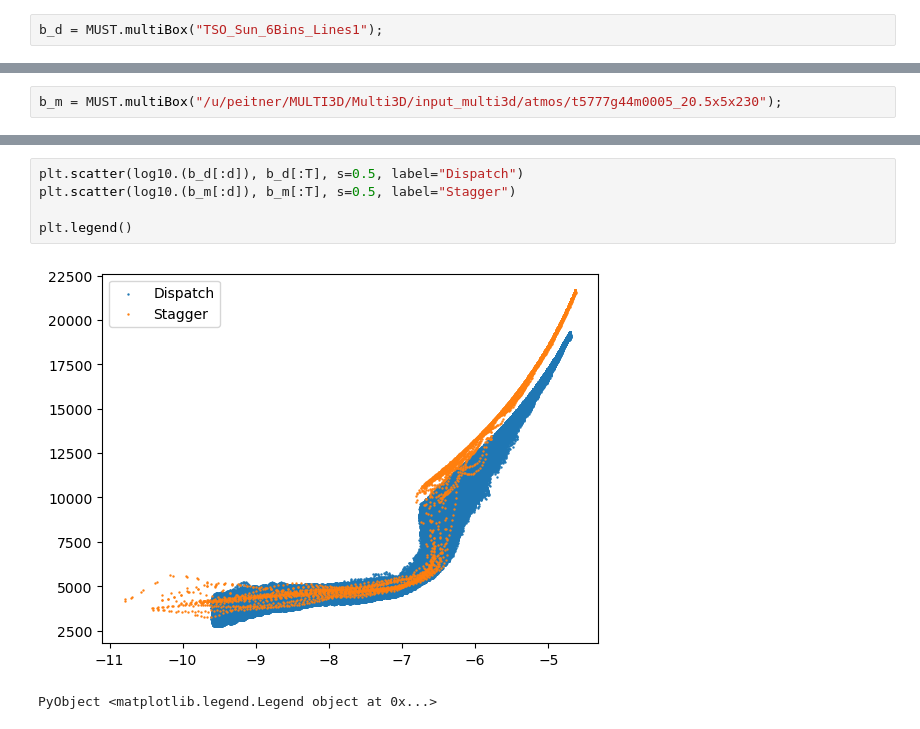
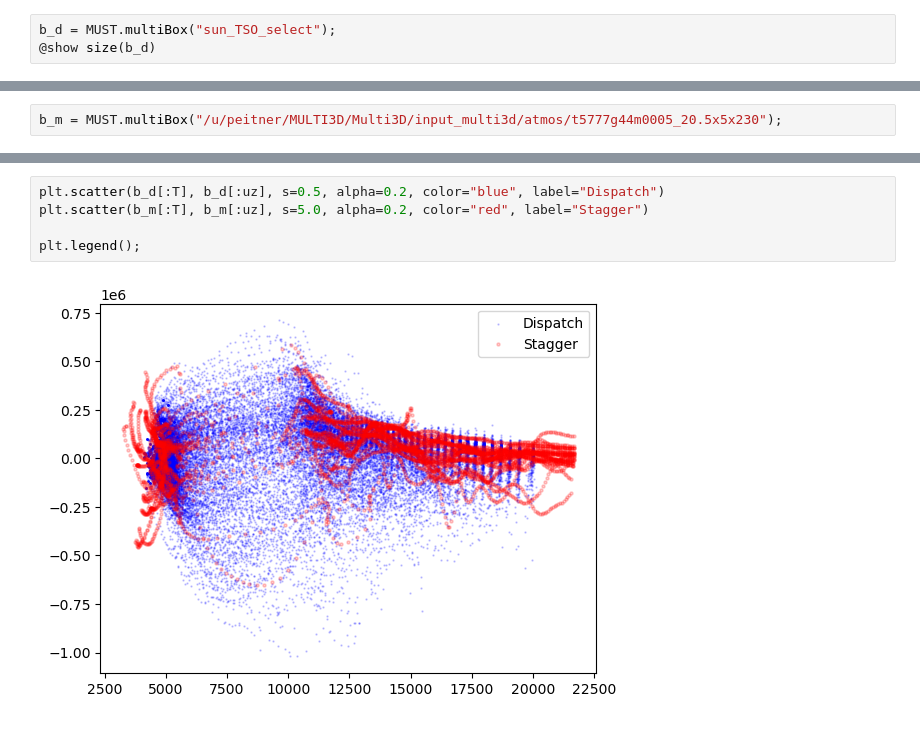
Before and after one commit to pe1995/MUST.jl, a Jupyter notebook: examples/dispatch2multi/box2multi.ipynb, the cells around one changed output, grey strips where cells are left out. Cells and saved outputs as stored; diff of their text form.

```diff
--- a/examples/dispatch2multi/box2multi.ipynb
+++ b/examples/dispatch2multi/box2multi.ipynb
@@ -18,2 +23,3 @@ MUST.multiBox(m, eos, "TSO_Sun_6Bins_Lines1", downsample_xy=1)
 # %%
-b_d = MUST.multiBox("TSO_Sun_6Bins_Lines1");
+b_d = MUST.multiBox("sun_TSO_select");
+@show size(b_d)
@@ -22,8 +58,7 @@ b_m = MUST.multiBox("/u/peitner/MULTI3D/Multi3D/input_multi3d/atmos/t5777g44m000
 # %%
-plt.scatter(log10.(b_d[:d]), b_d[:T], s=0.5, label="Dispatch")
-plt.scatter(log10.(b_m[:d]), b_m[:T], s=0.5, label="Stagger")
+plt.scatter(b_d[:T], b_d[:uz], s=0.5, alpha=0.2, color="blue", label="Dispatch")
+plt.scatter(b_m[:T], b_m[:uz], s=5.0, alpha=0.2, color="red", label="Stagger")
 
-plt.legend()
+plt.legend();
 # %% [output]
-[figure, old version]
+[figure, new version]
-PyObject <matplotlib.legend.Legend object at 0x...>
```
Also changed, not shown: parts of 14 cells of this notebook, 4 other files.
